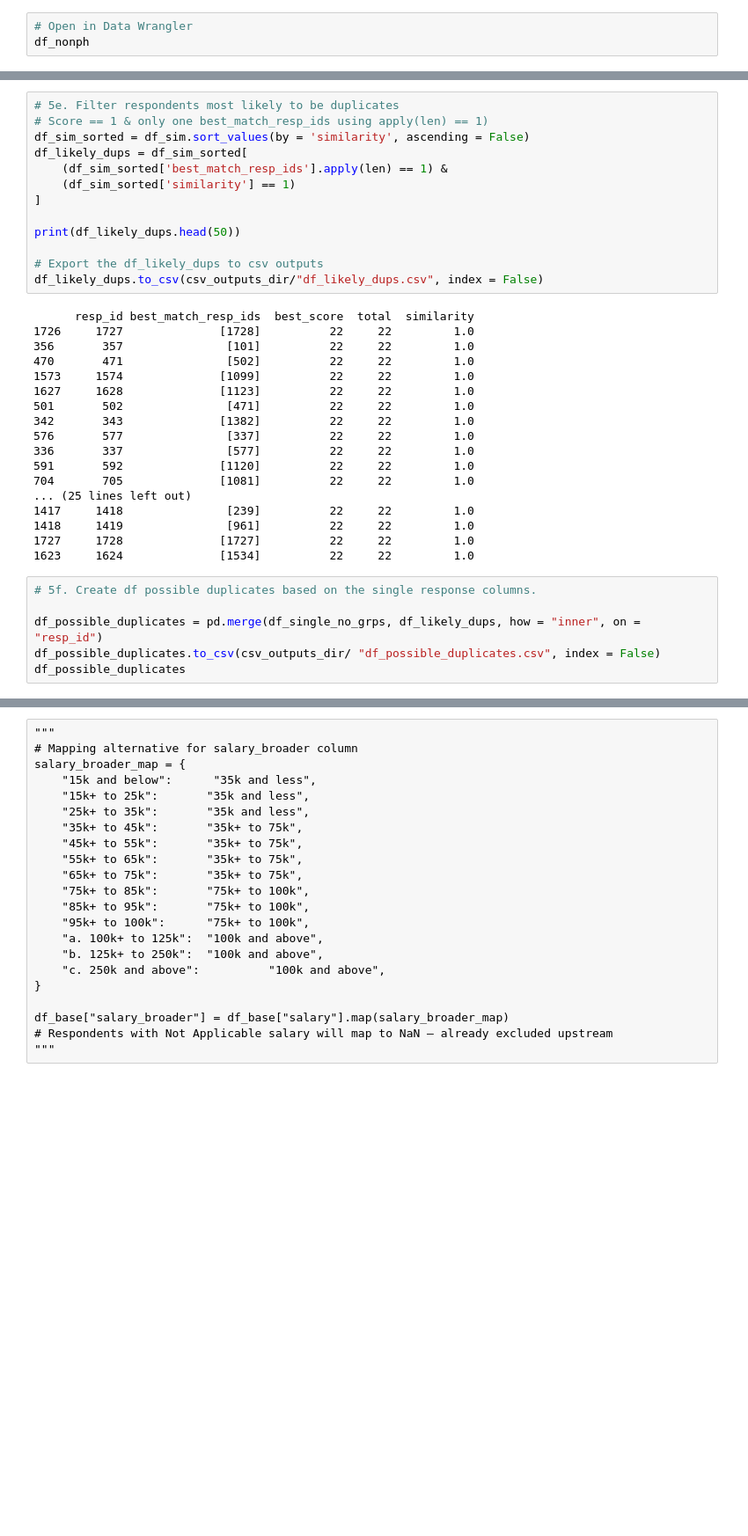
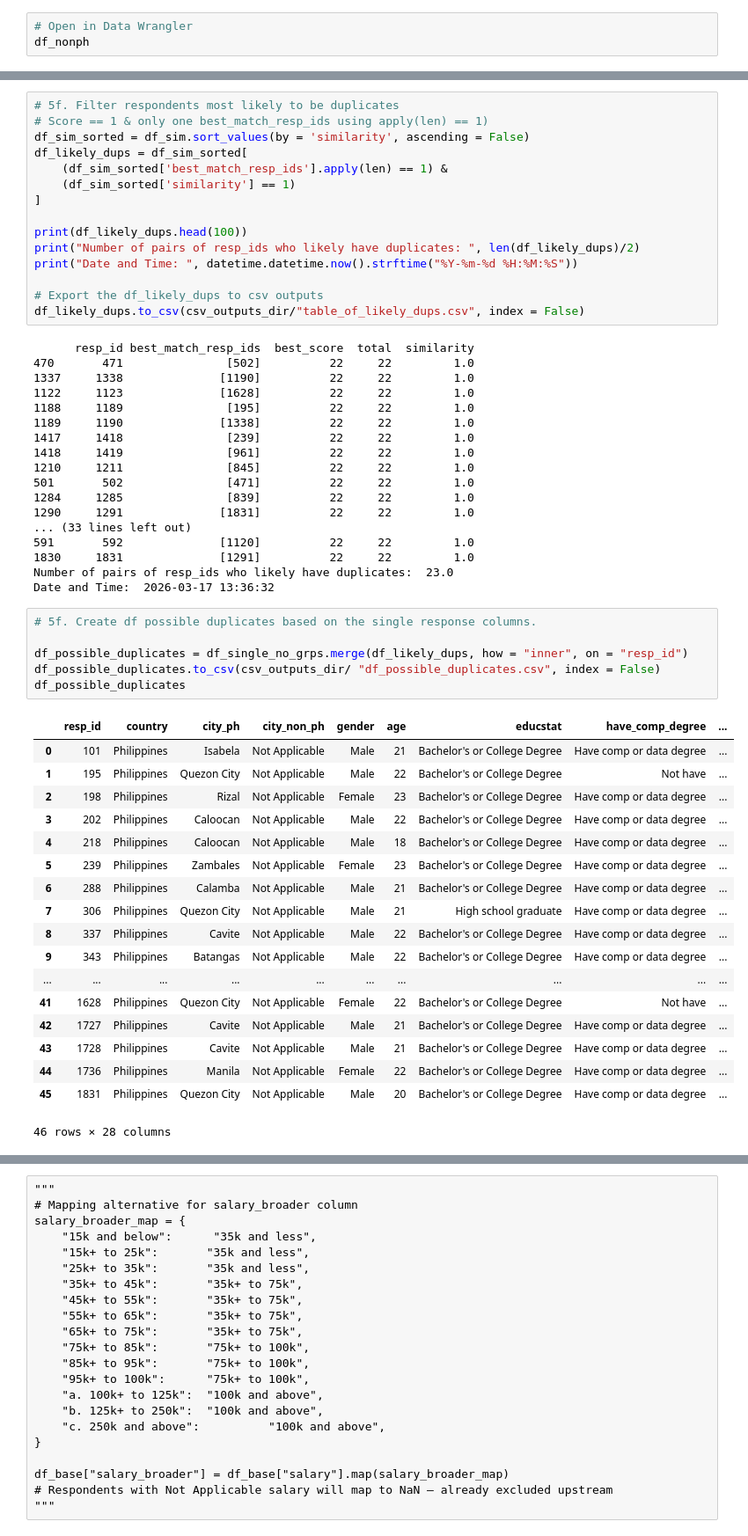
Before and after one commit to SandyGCabanes/DEP-Survey-Data-Pipeline, a Jupyter notebook: survey_data_cleaning.ipynb, the cells around one changed output, grey strips where cells are left out. Shown at 88% size. Saved outputs shown, nothing was run; the diff lists cells and outputs as text; blank space fills up the shorter version.

```diff
--- a/survey_data_cleaning.ipynb
+++ b/survey_data_cleaning.ipynb
@@ -857,5 +1159,5 @@ df_sim_sorted.to_csv(csv_outputs_dir/ "df_sim_sorted.csv", index = False)
 # %%
-# 5e. Filter respondents most likely to be duplicates
+# 5f. Filter respondents most likely to be duplicates
 # Score == 1 & only one best_match_resp_ids using apply(len) == 1)
 df_sim_sorted = df_sim.sort_values(by = 'similarity', ascending = False)
 df_likely_dups = df_sim_sorted[
@@ -863,32 +1165,53 @@ df_likely_dups = df_sim_sorted[
     (df_sim_sorted['similarity'] == 1)
 ]
 
-print(df_likely_dups.head(50))
+print(df_likely_dups.head(100))
+print("Number of pairs of resp_ids who likely have duplicates: ", len(df_likely_dups)/2)
+print("Date and Time: ", datetime.datetime.now().strftime("%Y-%m-%d %H:%M:%S"))
 
 # Export the df_likely_dups to csv outputs
-df_likely_dups.to_csv(csv_outputs_dir/"df_likely_dups.csv", index = False)
+df_likely_dups.to_csv(csv_outputs_dir/"table_of_likely_dups.csv", index = False)
 # %% [output]
       resp_id best_match_resp_ids  best_score  total  similarity
-1726     1727              [1728]          22     22         1.0
-356       357               [101]          22     22         1.0
 470       471               [502]          22     22         1.0
-1573     1574              [1099]          22     22         1.0
-1627     1628              [1123]          22     22         1.0
-501       502               [471]          22     22         1.0
-342       343              [1382]          22     22         1.0
-576       577               [337]          22     22         1.0
-336       337               [577]          22     22         1.0
-591       592              [1120]          22     22         1.0
-704       705              [1081]          22     22         1.0
-... (25 lines left out)
+1337     1338              [1190]          22     22         1.0
+1122     1123              [1628]          22     22         1.0
+1188     1189               [195]          22     22         1.0
+1189     1190              [1338]          22     22         1.0
 1417     1418               [239]          22     22         1.0
 1418     1419               [961]          22     22         1.0
-1727     1728              [1727]          22     22         1.0
-1623     1624              [1534]          22     22         1.0
+1210     1211               [845]          22     22         1.0
+501       502               [471]          22     22         1.0
+1284     1285               [839]          22     22         1.0
+1290     1291              [1831]          22     22         1.0
+... (33 lines left out)
+591       592              [1120]          22     22         1.0
+1830     1831              [1291]          22     22         1.0
+Number of pairs of resp_ids who likely have duplicates:  23.0
+Date and Time:  2026-03-17 13:36:32
 # %%
 # 5f. Create df possible duplicates based on the single response columns.
 
-df_possible_duplicates = pd.merge(df_single_no_grps, df_likely_dups, how = "inner", on = "resp_id")
+df_possible_duplicates = df_single_no_grps.merge(df_likely_dups, how = "inner", on = "resp_id")
 df_possible_duplicates.to_csv(csv_outputs_dir/ "df_possible_duplicates.csv", index = False)
 df_possible_duplicates
+# %% [output]
+|  | resp_id | country | city_ph | city_non_ph | gender | age | educstat | have_comp_degree | ... |
+| 0 | 101 | Philippines | Isabela | Not Applicable | Male | 21 | Bachelor's or College Degree | Have comp or data degree | ... |
+| 1 | 195 | Philippines | Quezon City | Not Applicable | Male | 22 | Bachelor's or College Degree | Not have | ... |
+| 2 | 198 | Philippines | Rizal | Not Applicable | Female | 23 | Bachelor's or College Degree | Have comp or data degree | ... |
+| 3 | 202 | Philippines | Caloocan | Not Applicable | Male | 22 | Bachelor's or College Degree | Have comp or data degree | ... |
+| 4 | 218 | Philippines | Caloocan | Not Applicable | Male | 18 | Bachelor's or College Degree | Have comp or data degree | ... |
+| 5 | 239 | Philippines | Zambales | Not Applicable | Female | 23 | Bachelor's or College Degree | Have comp or data degree | ... |
+| 6 | 288 | Philippines | Calamba | Not Applicable | Male | 21 | Bachelor's or College Degree | Have comp or data degree | ... |
+| 7 | 306 | Philippines | Quezon City | Not Applicable | Male | 21 | High school graduate | Have comp or data degree | ... |
+| 8 | 337 | Philippines | Cavite | Not Applicable | Male | 22 | Bachelor's or College Degree | Have comp or data degree | ... |
+| 9 | 343 | Philippines | Batangas | Not Applicable | Male | 22 | Bachelor's or College Degree | Have comp or data degree | ... |
+| ... | ... | ... | ... | ... | ... | ... | ... | ... | ... |
+| 41 | 1628 | Philippines | Quezon City | Not Applicable | Female | 22 | Bachelor's or College Degree | Not have | ... |
+| 42 | 1727 | Philippines | Cavite | Not Applicable | Male | 21 | Bachelor's or College Degree | Have comp or data degree | ... |
+| 43 | 1728 | Philippines | Cavite | Not Applicable | Male | 21 | Bachelor's or College Degree | Have comp or data degree | ... |
+| 44 | 1736 | Philippines | Manila | Not Applicable | Female | 22 | Bachelor's or College Degree | Have comp or data degree | ... |
+| 45 | 1831 | Philippines | Quezon City | Not Applicable | Male | 20 | Bachelor's or College Degree | Have comp or data degree | ... |
+46 rows × 28 columns
 # %% [markdown]
```
Also changed, not shown: parts of 96 cells of this notebook.
